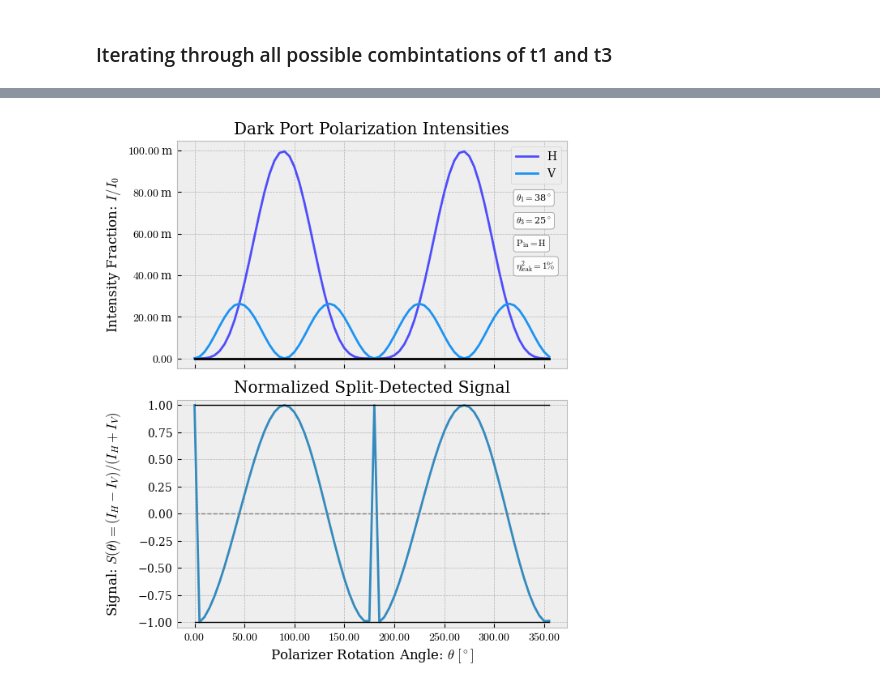
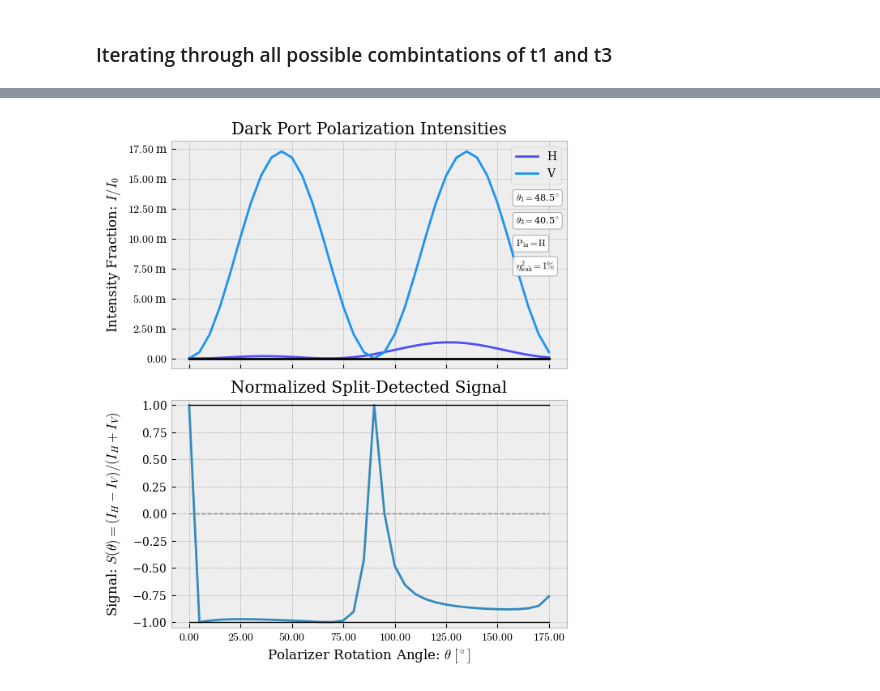
Before and after one commit to CUCatLab/Optical-Metrology, a Jupyter notebook: AngleOptimization.ipynb, the cells around one changed output, grey strips where cells are left out. Saved outputs shown, nothing was run; the diff lists cells and outputs as text; code cells hidden in the pictures.

```diff
--- a/AngleOptimization.ipynb
+++ b/AngleOptimization.ipynb
@@ -233,5 +246,5 @@ df.sort_values(by=['max_slope'], ascending=False).reset_index(drop=True)
-# %%
-make_plots(38,25,0,360)
-# %% [output]
-[figure, removed]
+# %%
+make_plots(48.5,40.5,0,180)
+# %% [output]
+[figure, added]
 # %%
```
Also changed, not shown: parts of 7 cells of this notebook.
